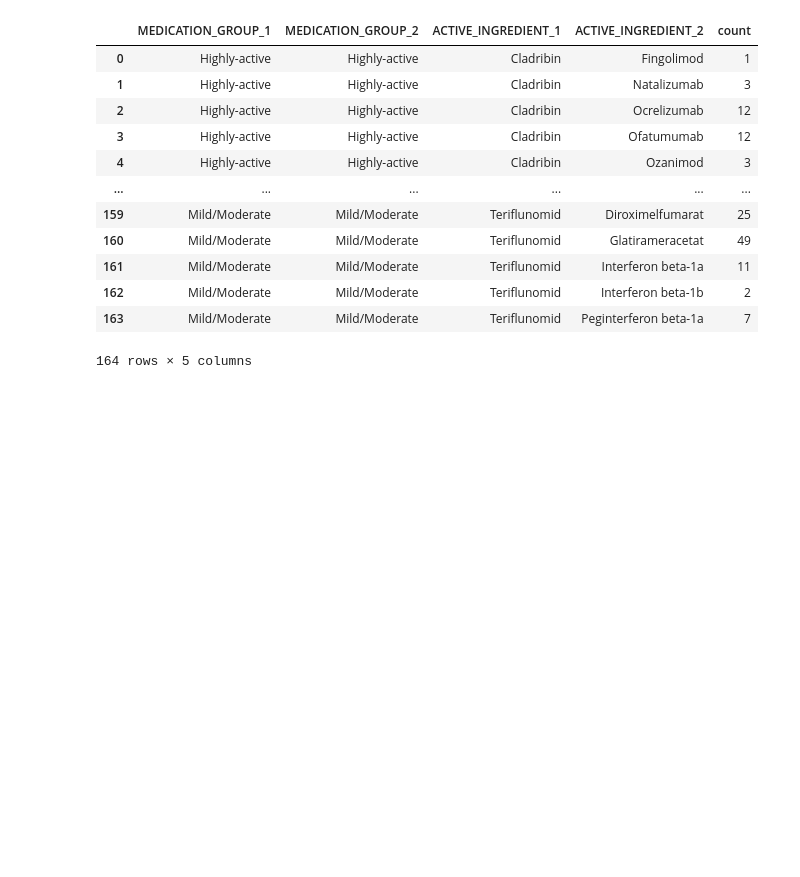
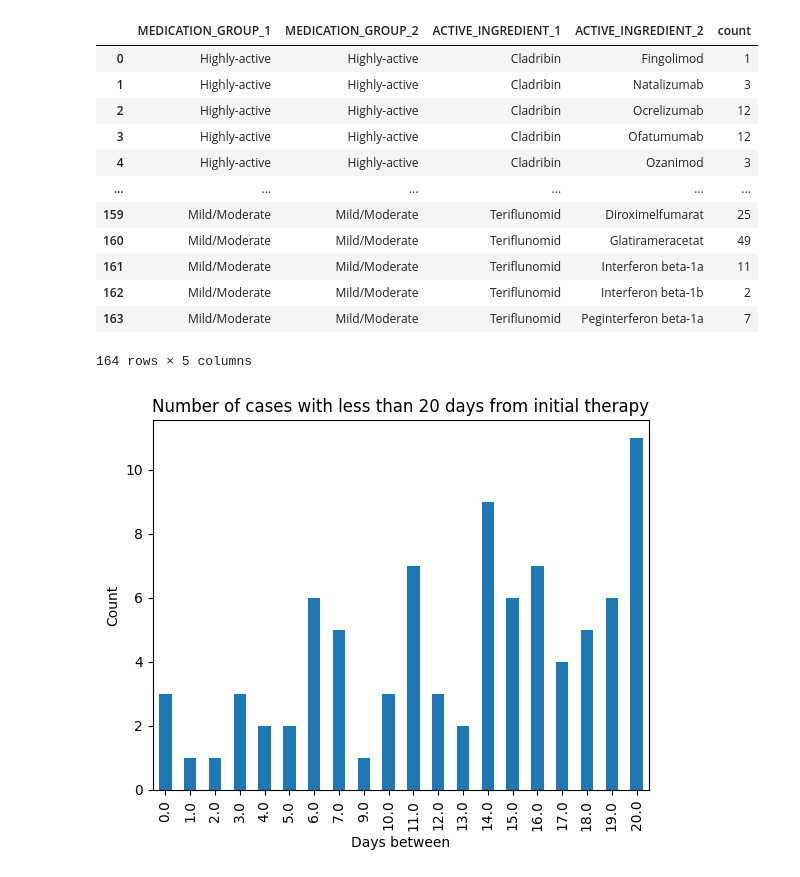
Before and after one commit to hajdinjak/insights_solutions, a Jupyter notebook: switches_MS_data.ipynb, the cells around one changed output. Cells and saved outputs as stored; diff of their text form; code cells hidden in the pictures; blank space fills up the shorter version.

Commit message:
filtering differences

```diff
--- a/switches_MS_data.ipynb
+++ b/switches_MS_data.ipynb
@@ -44,7 +55,11 @@ identical = read_file[read_file.duplicated(subset=['KUNDENNUMMER', 'ACTIVE_INGRE
 # pivot the data into wide format with new columns for each entry
 # this can be applied for cases when there are more than 2 entries
 
-read_file['idx'] = read_file.groupby('KUNDENNUMMER').cumcount()+1
+read_file['ABGABEDATUM'] = pd.to_datetime(read_file['ABGABEDATUM'])
+
+
+
+read_file['idx'] = read_file.sort_values(by=['KUNDENNUMMER', 'ABGABEDATUM']).groupby('KUNDENNUMMER').cumcount()+1
 pivoted = read_file.pivot_table(index=['KUNDENNUMMER'], columns='idx',
                     values=['MEDICATION_GROUP', 'ACTIVE_INGREDIENT', 'ABGABEDATUM'], aggfunc='first')
 
@@ -107,6 +181,22 @@ pivoted['ABGABEDATUM_2'] = pd.to_datetime(pivoted['ABGABEDATUM_2'])
 # %%
 # calculate the number of days between the two dates
 pivoted['days_between'] = (pivoted['ABGABEDATUM_2'] - pivoted['ABGABEDATUM_1']).dt.days
+# %%
+import matplotlib.pyplot as plt
+
+# Filter the data to only include rows where "days_between" is less than 20
+short_switch = pivoted[pivoted["days_between"] <= 20]
+
+# Group the filtered data by the "days_between" column and count the number of occurrences of each value
+counts = short_switch.groupby("days_between").size()
+
+# Create a bar chart of the counts
+counts.plot(kind="bar", xlabel="Days between", ylabel="Count", title="Number of cases with less than 20 days from initial therapy")
+plt.show()
+
+# there are some cases where switching happens in less than 20 days from the first prescription
+# %% [output]
+[figure, added]
 # %%
 # calculate the average number of days between the two dates per switching combination
 avg_days = pivoted.groupby(['MEDICATION_GROUP_1', 'MEDICATION_GROUP_2', 'ACTIVE_INGREDIENT_1', 'ACTIVE_INGREDIENT_2'])['days_between'].mean().astype(int).reset_index()
```
Also changed, not shown: parts of 12 cells of this notebook.
